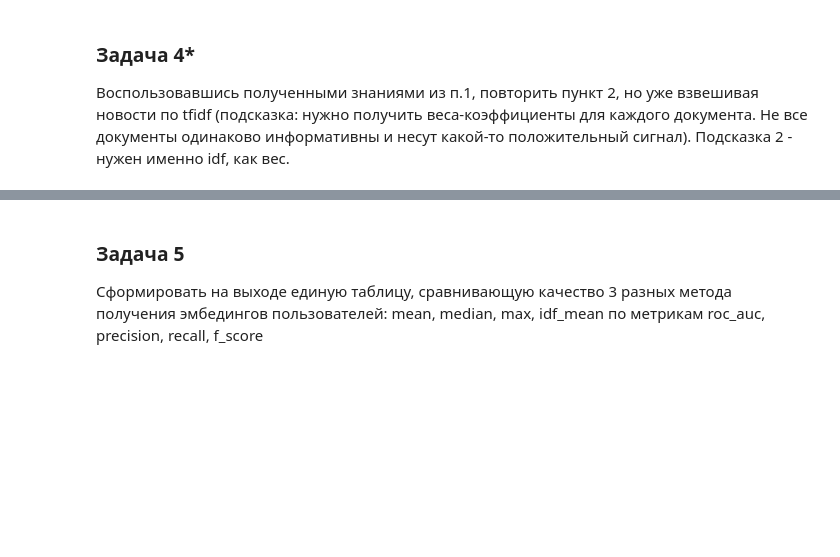
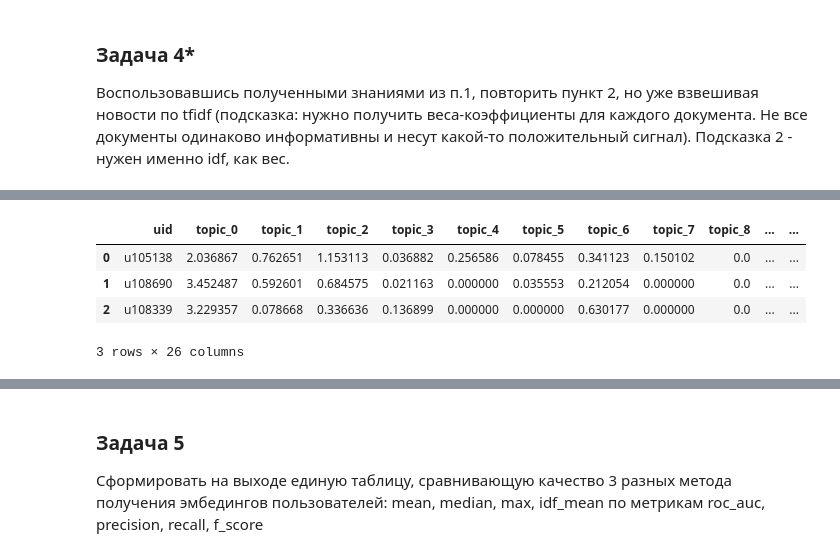
Before and after one commit to komarovko90/4_1_ML_in_business, a Jupyter notebook: home_work2/ex2.ipynb, the cells around one changed output, grey strips where cells are left out. Drawn from its saved outputs; the diff is of its cells as text; code cells hidden in the pictures; blank space fills up the shorter version.

```diff
--- a/home_work2/ex2.ipynb
+++ b/home_work2/ex2.ipynb
@@ -522,3 +523,7 @@ results.append([precision[ix], recall[ix],fscore[ix],roc_auc])
 # %% [markdown]
 ### Задача 4*
 Воспользовавшись полученными знаниями из п.1, повторить пункт 2, но уже взвешивая новости по tfidf (подсказка: нужно получить веса-коэффициенты для каждого документа. Не все документы одинаково информативны и несут какой-то положительный сигнал). Подсказка 2 - нужен именно idf, как вес.
+# %%
+from sklearn.feature_extraction.text import TfidfVectorizer
+vectorizer = TfidfVectorizer(smooth_idf=True,norm=None)
+vectorizer.fit(users['articles'])
@@ -524,0 +538,22 @@ results.append([precision[ix], recall[ix],fscore[ix],roc_auc])
+# %%
+idf_doc = dict(zip([int(name) for name in vectorizer.vocabulary_.keys()], vectorizer.idf_))
+# %%
+def get_user_embedding_idf(user_articles_list, idf_doc):
+    user_articles_list = eval(user_articles_list)
+#     Добавление веса idf к документам
+#     user_vector = np.array([doc_dict[doc_id]*idf_doc[doc_id] for doc_id in user_articles_list])
+    user_vector = np.array([doc_dict[doc_id]*idf_doc[doc_id] if doc_id in idf_doc.keys() else doc_dict[doc_id]*8 for doc_id in user_articles_list])
+    user_vector = np.mean(user_vector, axis=0)
+    return user_vector
+# %%
+user_embeddings = pd.DataFrame([i for i in users['articles'].apply(lambda x: get_user_embedding_idf(x, idf_doc), 1)])
+user_embeddings.columns = ['topic_{}'.format(i) for i in range(25)]
+user_embeddings['uid'] = users['uid'].values
+user_embeddings = user_embeddings[['uid']+['topic_{}'.format(i) for i in range(25)]]
+user_embeddings.head(3)
+# %% [output]
+|  | uid | topic_0 | topic_1 | topic_2 | topic_3 | topic_4 | topic_5 | topic_6 | topic_7 | topic_8 | ... | ... |
+| 0 | u105138 | 2.036867 | 0.762651 | 1.153113 | 0.036882 | 0.256586 | 0.078455 | 0.341123 | 0.150102 | 0.0 | ... | ... |
+| 1 | u108690 | 3.452487 | 0.592601 | 0.684575 | 0.021163 | 0.000000 | 0.035553 | 0.212054 | 0.000000 | 0.0 | ... | ... |
+| 2 | u108339 | 3.229357 | 0.078668 | 0.336636 | 0.136899 | 0.000000 | 0.000000 | 0.630177 | 0.000000 | 0.0 | ... | ... |
+3 rows × 26 columns
```
Also changed, not shown: parts of 34 cells of this notebook.
